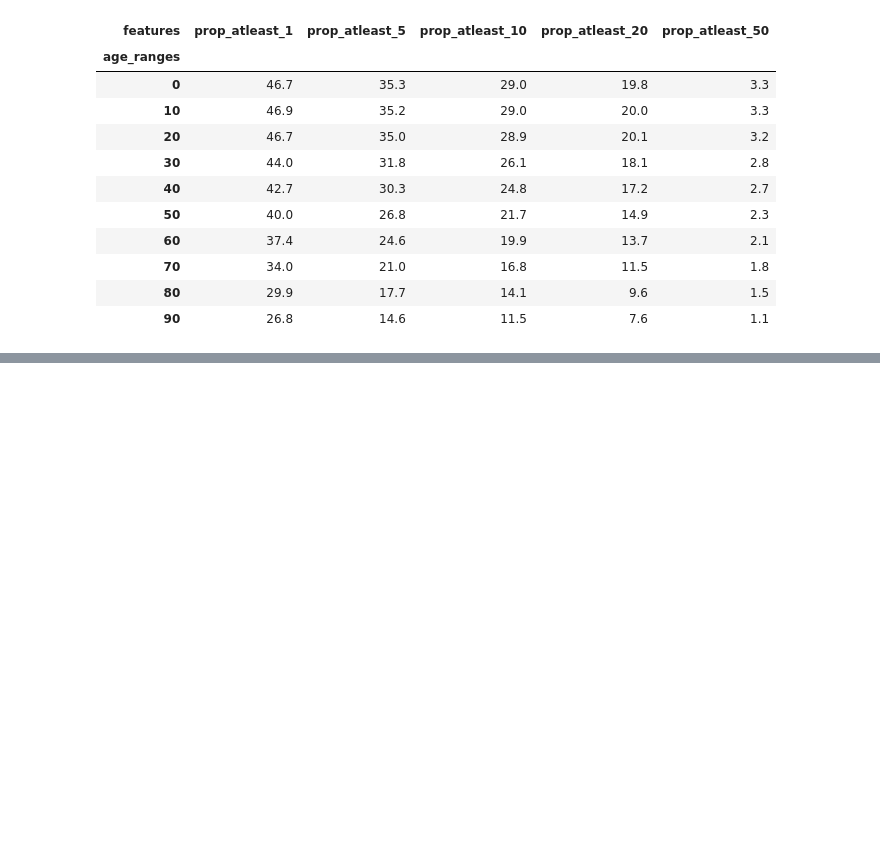
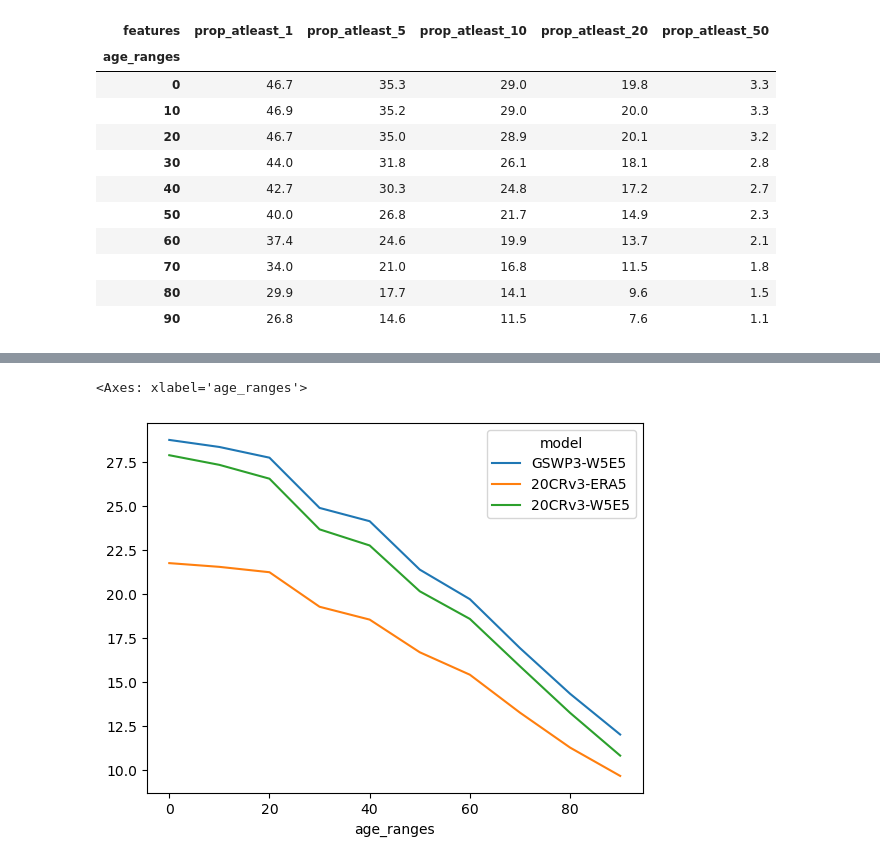
Before and after one commit to rosapietroiusti/attr-hs, a Jupyter notebook: main/attr-hw-fig2-SI.ipynb, the cells around one changed output, grey strips where cells are left out. Saved outputs shown, nothing was run; the diff lists cells and outputs as text; code cells hidden in the pictures; blank space fills up the shorter version.

```diff
--- a/main/attr-hw-fig2-SI.ipynb
+++ b/main/attr-hw-fig2-SI.ipynb
@@ -1597,0 +1653,5 @@ da_n_people_ndays_obs_30.mean(dim='model').to_pandas().applymap(format_large_num
+# %%
+da_nAHD_percapita_peopledays_10y_obs.sel(features= 'per_capita_days').to_pandas().T.plot()
+# %% [output]
+<Axes: xlabel='age_ranges'>
+[figure, added]
```
Also changed, not shown: parts of 27 cells of this notebook, 13 other files.
